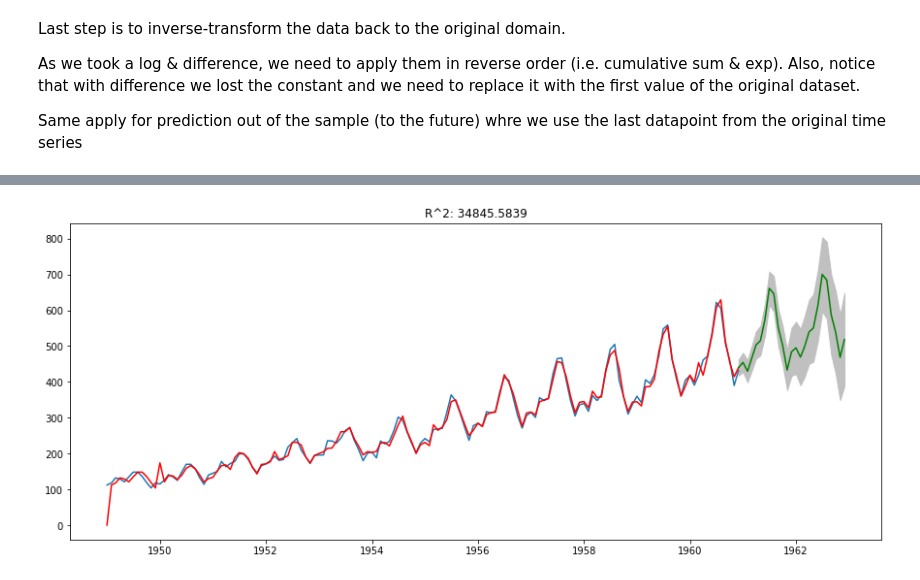
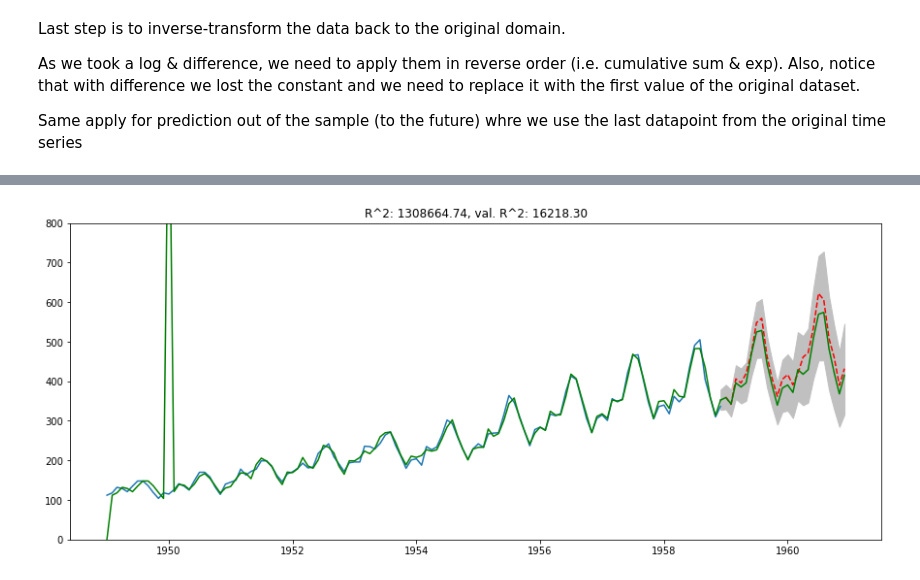
Before and after one commit to mlcollege/time-series-analysis, a Jupyter notebook: src/arima-complete.ipynb, the cells around one changed output, grey strips where cells are left out. Drawn from its saved outputs; the diff is of its cells as text; code cells hidden in the pictures.

```diff
--- a/src/arima-complete.ipynb
+++ b/src/arima-complete.ipynb
@@ -104,0 +141,10 @@ We can use decomposed model for a simple forcasting. We would assume that in the
+# %%
+# let's take 2 years of data as a validation set
+VALIDATION_MARK = 24
+
+training_ts = ts[:-VALIDATION_MARK]
+validation_ts = ts[-VALIDATION_MARK:]
+
+plt.plot(training_ts)
+plt.plot(validation_ts, 'r--')
+plt.show()
@@ -274,17 +387,27 @@ As the model is a statistical one, The prediction plot may contain confidence in
 # %%
 from statsmodels.tsa.statespace.sarimax import SARIMAX
 
-model = SARIMAX(ts, order=(1, 1, 1), seasonal_order=(1, 1, 1, 12), freq="MS")
+log_ts = np.log(training_ts)
+
+model = SARIMAX(log_ts, order=(2, 1, 2), seasonal_order=(1, 1, 1, 12), freq="MS")
 results = model.fit()
 
-prediction = results.get_prediction(start=ts.index[-1], end=ts.index[-1] + timedelta(days=365 * 2), dynamic=True)
+prediction = results.get_prediction(start=training_ts.index[-1], end=training_ts.index[-1] + timedelta(days=365 * 2 + 1), dynamic=True)
 conf_int = prediction.conf_int(alpha=0.05)
 
-plt.plot(ts)
-plt.plot(results.fittedvalues, c='r')
-plt.plot(prediction.predicted_mean, c='g')
-plt.fill_between(conf_int.index, conf_int.iloc[:,0], conf_int.iloc[:,1], color='silver')
-plt.title('R^2: %.4f'% sum((results.fittedvalues - ts) ** 2))
+prediction_mean = np.exp(prediction.predicted_mean)
+fitted = np.exp(results.fittedvalues)
+
+plt.plot(training_ts)
+plt.plot(validation_ts, 'r--')
+plt.plot(fitted, c='g')
+plt.plot(prediction_mean, c='g')
+plt.fill_between(conf_int.index, np.exp(conf_int.iloc[:,0]), np.exp(conf_int.iloc[:,1]), color='silver')
+plt.title(
+    'R^2: %.2f, val. R^2: %.2f' %
+    (sum((fitted - training_ts) ** 2), sum((prediction_mean[1:] - validation_ts) ** 2))
+)
+plt.ylim(0, 800)
 plt.show()
 # %% [output]
-[figure, old version]
+[figure, new version]
```
Also changed, not shown: parts of 44 cells of this notebook, 6 other files.
